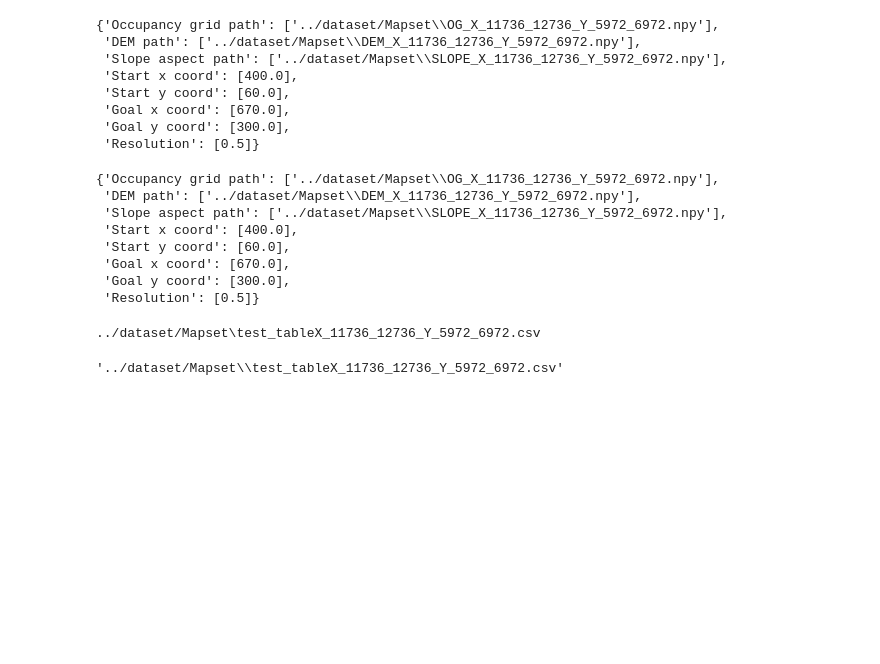
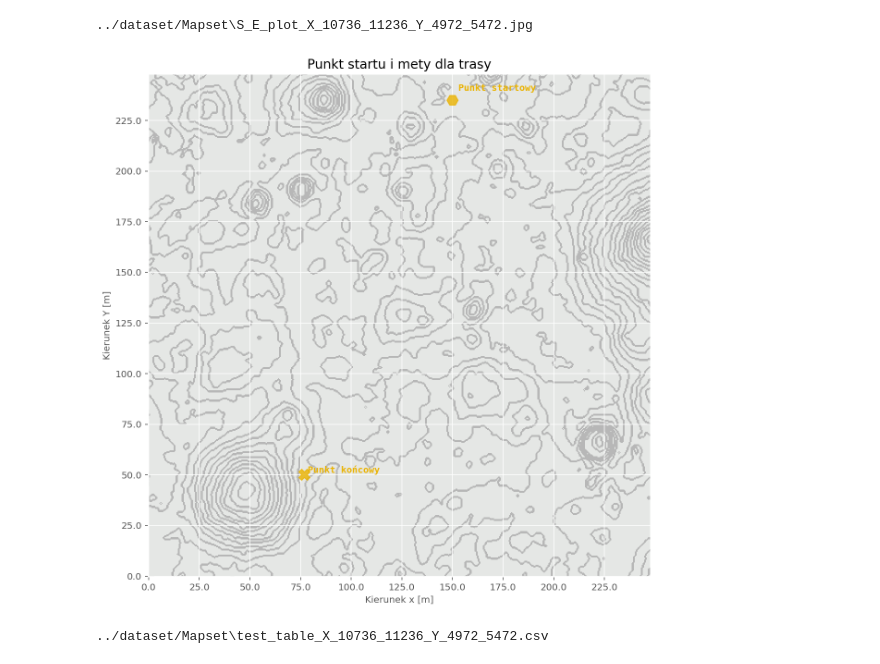
Before and after one commit to kafrankowska/Rover_Path_Planning, a Jupyter notebook: notebooks/Mapping.ipynb, the cells around one changed output. Cells and saved outputs as stored; diff of their text form; code cells hidden in the pictures; blank space fills up the shorter version.

```diff
--- a/notebooks/Mapping.ipynb
+++ b/notebooks/Mapping.ipynb
@@ -27,14 +50,6 @@ def append_test_case(test_dict, og, dem, slope, sx, sy, gx, gy, res):
 
 test_dict = init_dict()
 # %%
-import cv2
-import matplotlib.pyplot as plt
-from PIL import Image
-import numpy as np
-%matplotlib inline
-from mpl_toolkits.mplot3d.axes3d import *
-import os
-import pandas as pd
 
 # resource: https://astrogeology.usgs.gov/search/map/Moon/LMMP/Apollo15/LRO_NAC_DEM_Apollo_15_26N004E_150cmp
 # Height (Elevation m) = DN; Planetary Radius = DN + 1737400m
@@ -45,8 +60,8 @@ dem_path = '../dataset/LRO_NAC_DEM_Apollo_15_26N004E_150cmp.tif'
 img = Image.open(dem_path)
 img = np.asarray(img, dtype=np.float16)
 width,height = img.shape[0],img.shape[1]
-mid_x,mid_y = int(width/2)-1500,int(height/2)-1500
-crop_height, crop_width = 1000,1000
+mid_x,mid_y = int(width/2)-2500,int(height/2)-2500
+crop_height, crop_width = 500,500
 img = img[mid_x:mid_x+crop_width,mid_y:mid_y+crop_height]
 img = img - np.mean(img)
 
@@ -197,7 +212,7 @@ def analyze_slope_map(img, export_img=True, out_path='../dataset', name_idx=None
 # %%
 ## PLOT MAP START AND FINISH
 
-def plot_start_end(img,start,end, export_img=False, out_path='../dataset', name_idx=None):
+def plot_start_end(img,start,end, export_img=False, out_path='../dataset', name_idx=None, step=50):
 
     danger_color = (0.3, 0.3, 0.3, 0.3)
     safe_color = (0.9, 1, 0.9, 0.1)
@@ -234,11 +249,11 @@ def plot_start_end(img,start,end, export_img=False, out_path='../dataset', name_
         plt.ylabel("Kierunek Y [m]", fontsize=10)
         ax.invert_yaxis()
 
-        locs_x = (np.arange(0, img.shape[0], step=60))
+        locs_x = (np.arange(0, img.shape[0], step=step))
         labels_x = locs_x/2
         plt.xticks(ticks=locs_x, labels=labels_x)
 
-        locs_y = (np.arange(0, img.shape[1], step=60))
+        locs_y = (np.arange(0, img.shape[1], step=step))
         labels_y = locs_y/2
         plt.yticks(ticks=locs_y, labels=labels_y)
 
@@ -305,0 +305,12 @@ Min slope: 0.0 Median slope: 45.0 Max slope: 72.4375
+# %%
+res = 0.5 # [m]
+sx = 235.0 / res  # [m]
+sy = 150.0 / res  # [m]
+gx = 50.0 / res   # [m]
+gy = 77.0 / res  # [m]
+
+
+start_end_name = plot_start_end(safe_slope,(sy,sx),(gy,gx), export_img=True, out_path=out_path, name_idx=name_idx, step=50)
+# %% [output]
+../dataset/Mapset\S_E_plot_X_10736_11236_Y_4972_5472.jpg
+[figure, added]
@@ -306,28 +319,7 @@ Min slope: 0.0 Median slope: 45.0 Max slope: 72.4375
 # %%
-append_test_case(test_dict, og_name, dem_name, slope_name, sx, sy, gx, gy, res)
+if add_test_case:
+    append_test_case(test_dict, og_name, dem_name, slope_name, sx, sy, gx, gy, res, name_idx)
+    export_test_case_table(test_dict, out_path=out_path,
+                           name_idx=name_idx)
 # %% [output]
-{'Occupancy grid path': ['../dataset/Mapset\\OG_X_11736_12736_Y_5972_6972.npy'],
- 'DEM path': ['../dataset/Mapset\\DEM_X_11736_12736_Y_5972_6972.npy'],
- 'Slope aspect path': ['../dataset/Mapset\\SLOPE_X_11736_12736_Y_5972_6972.npy'],
- 'Start x coord': [400.0],
- 'Start y coord': [60.0],
- 'Goal x coord': [670.0],
- 'Goal y coord': [300.0],
- 'Resolution': [0.5]}
+../dataset/Mapset\test_table_X_10736_11236_Y_4972_5472.csv
-# %%
-test_dict
-# %% [output]
-{'Occupancy grid path': ['../dataset/Mapset\\OG_X_11736_12736_Y_5972_6972.npy'],
- 'DEM path': ['../dataset/Mapset\\DEM_X_11736_12736_Y_5972_6972.npy'],
- 'Slope aspect path': ['../dataset/Mapset\\SLOPE_X_11736_12736_Y_5972_6972.npy'],
- 'Start x coord': [400.0],
- 'Start y coord': [60.0],
- 'Goal x coord': [670.0],
- 'Goal y coord': [300.0],
- 'Resolution': [0.5]}
-# %%
-export_test_case_table(test_dict, out_path=out_path,
-                       name_idx=name_idx)
-# %% [output]
-../dataset/Mapset\test_tableX_11736_12736_Y_5972_6972.csv
-'../dataset/Mapset\\test_tableX_11736_12736_Y_5972_6972.csv'
```
Also changed, not shown: parts of 8 cells of this notebook, 3 other files.
